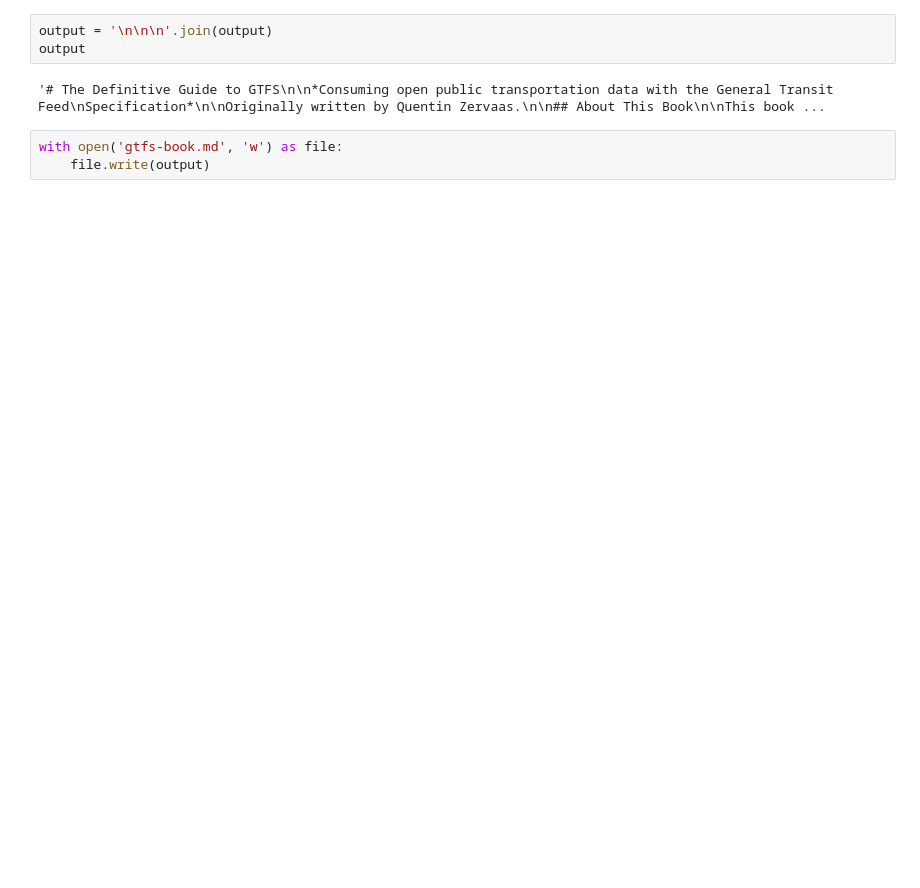
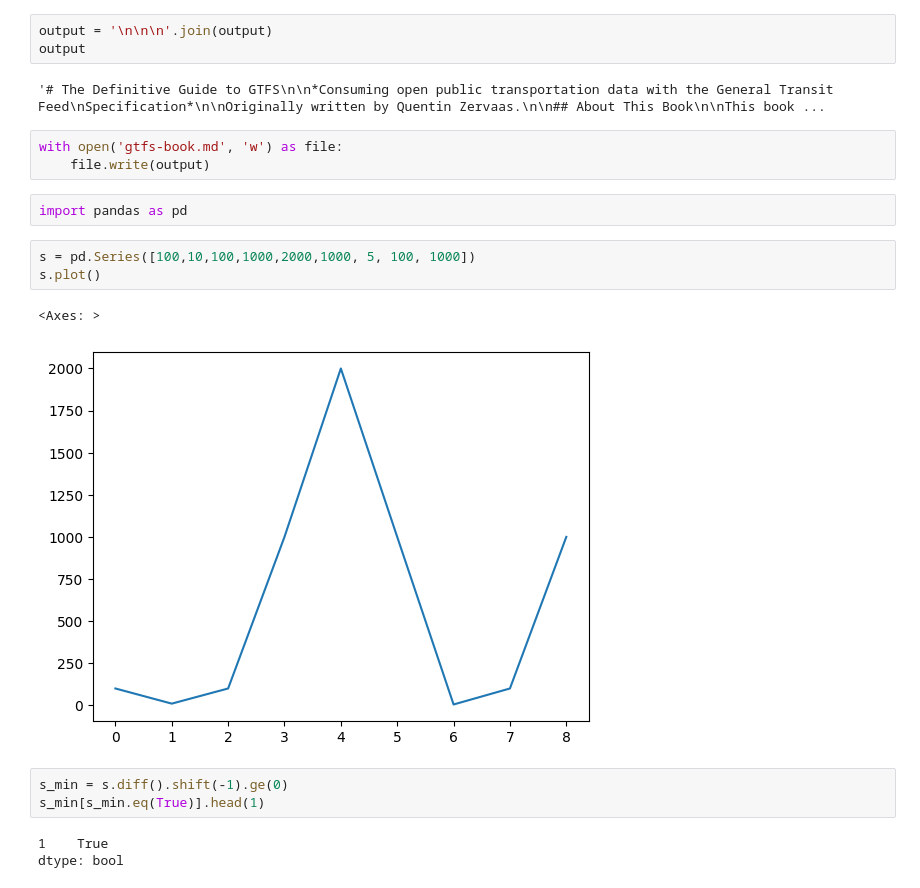
Before and after one commit to andrey-khaletsky/TFM, a Jupyter notebook: MISC.ipynb, the cells around one changed output. Cells and saved outputs as stored; diff of their text form; blank space fills up the shorter version.

```diff
--- a/MISC.ipynb
+++ b/MISC.ipynb
@@ -116,3 +116,17 @@ output
 # %%
 with open('gtfs-book.md', 'w') as file:
     file.write(output)
+# %%
+import pandas as pd
+# %%
+s = pd.Series([100,10,100,1000,2000,1000, 5, 100, 1000])
+s.plot()
+# %% [output]
+<Axes: >
+[figure, added]
+# %%
+s_min = s.diff().shift(-1).ge(0)
+s_min[s_min.eq(True)].head(1)
+# %% [output]
+1    True
+dtype: bool
```
Also changed, not shown: 23 other files.
